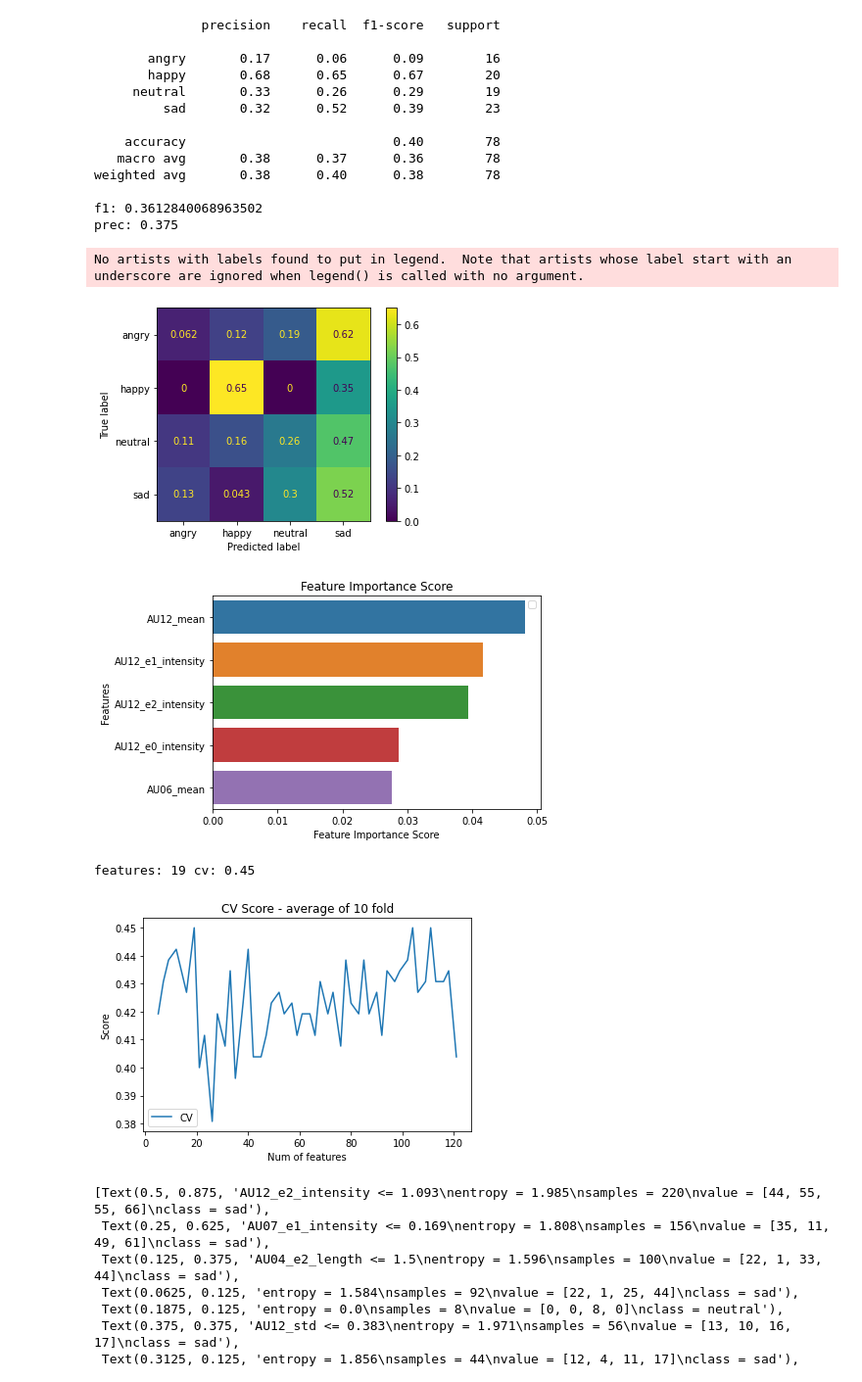
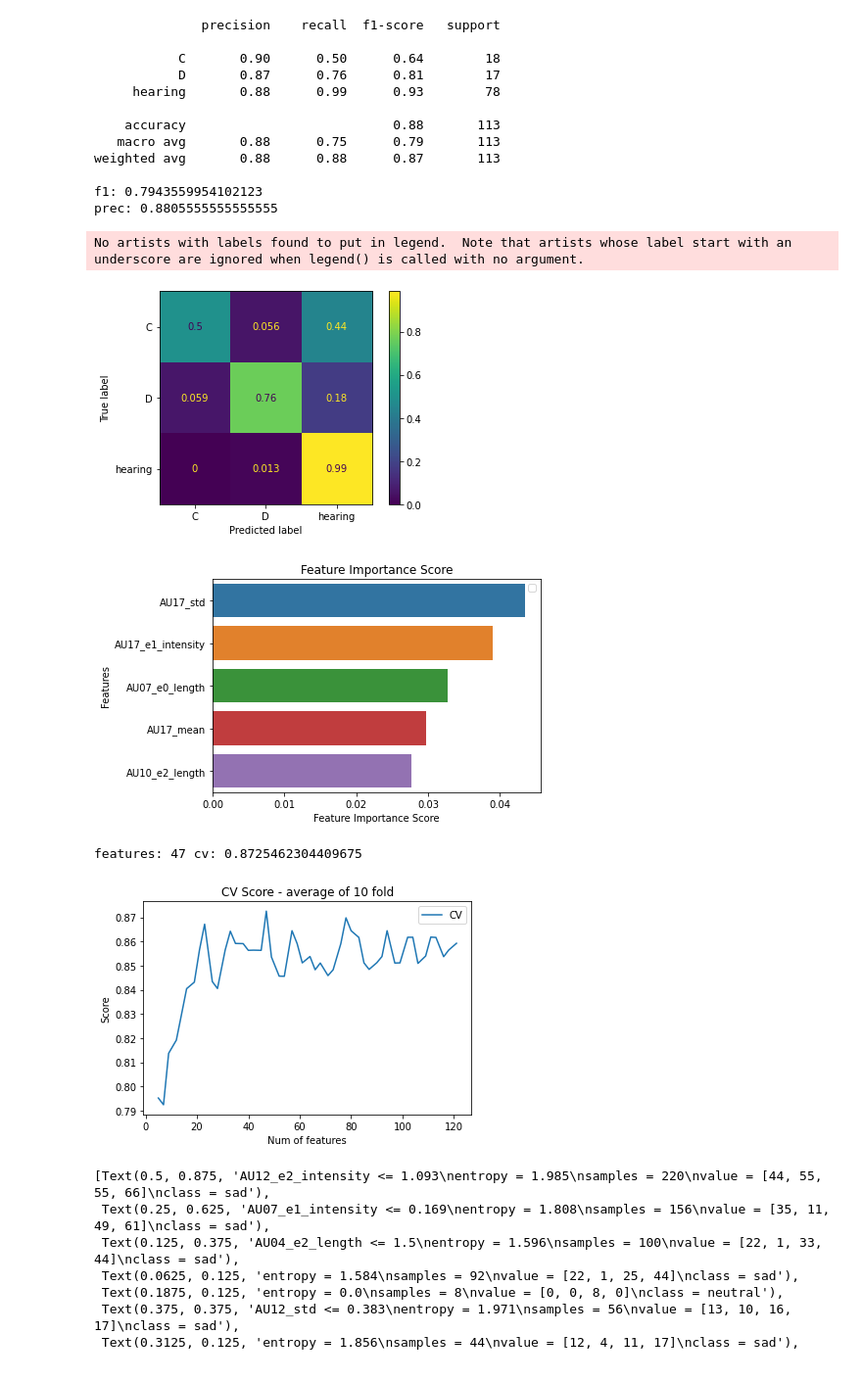
Before and after one commit to deangeckt/EmotionsInSignLanguage, a Jupyter notebook: open_face/ml.ipynb, the cells around one changed output. Shown at 98% size. Cells and saved outputs as stored; diff of their text form; code cells hidden in the pictures.

```diff
--- a/open_face/ml.ipynb
+++ b/open_face/ml.ipynb
@@ -13,12 +13,13 @@ from sklearn.metrics import precision_score
 
 
 df = pd.read_csv('results/feature_vector.csv', index_col=0)
-df = df[df['group'] != 'none_hearing']
+df = df[df['group'] == 'C'] #'hearing', 'C', D
 label_names = ['angry','happy', 'neutral', 'sad'] #['neutral', 'angry']
 df = subsample_labels(df, label_names)
 
 labels = df['label']
+# labels = df['group']
 group = df['group']
 df.drop(['label', 'group'], axis=1, inplace=True)
-df
+len(labels)
 # %% [output]
@@ -83,40 +74,39 @@ len(feature_imp)
 # %%
-xtrain = X_train[feature_imp[0:19].index.to_list()]
-xtest = X_test[feature_imp[0:19].index.to_list()]
+xtrain = X_train[feature_imp[0:47].index.to_list()]
+xtest = X_test[feature_imp[0:47].index.to_list()]
 
 
-clf = RandomForestClassifier(criterion='entropy', max_depth=5)
+clf = RandomForestClassifier(criterion='entropy', max_depth=11)
 clf.fit(xtrain, y_train)
 
 y_pred = clf.predict(xtest)
 print(classification_report(y_test, y_pred, labels=clf.classes_))
 f1_ = f1_score(y_test, y_pred, average='macro')
 prec = precision_score(y_test, y_pred, average='macro')
 print(f'f1: {f1_}')
 print(f'prec: {prec}')
 
 cm = confusion_matrix(y_test, y_pred, labels=clf.classes_, normalize='true')
 disp = ConfusionMatrixDisplay(confusion_matrix=cm, display_labels=clf.classes_)
 disp.plot()
 plt.figure()
 plot_importance(clf)
 # %% [output]
               precision    recall  f1-score   support
 
-       angry       0.17      0.06      0.09        16
-       happy       0.68      0.65      0.67        20
-     neutral       0.33      0.26      0.29        19
-         sad       0.32      0.52      0.39        23
+           C       0.90      0.50      0.64        18
+           D       0.87      0.76      0.81        17
+     hearing       0.88      0.99      0.93        78
 
-    accuracy                           0.40        78
-   macro avg       0.38      0.37      0.36        78
-weighted avg       0.38      0.40      0.38        78
+    accuracy                           0.88       113
+   macro avg       0.88      0.75      0.79       113
+weighted avg       0.88      0.88      0.87       113
 
-f1: 0.3612840068963502
-prec: 0.375
+f1: 0.7943559954102123
+prec: 0.8805555555555555
 No artists with labels found to put in legend.  Note that artists whose label start with an underscore are ignored when legend() is called with no argument.
-[figure, old version]
+[figure, new version]
-[figure, old version]
+[figure, new version]
 # %%
 # score per feature - over train - test split
 # from tqdm import tqdm
@@ -144,12 +134,12 @@ No artists with labels found to put in legend.  Note that artists whose label st
 # print(f'features: {np.argmax(f1s)} f1: {f1s[np.argmax(f1s)]} ')
 # %%
 # cv score average per feature on the x -axis
-
+from tqdm import tqdm
 cv_aver = []
 fe_range = np.linspace(5, 121, 50).astype(int)
 for num_features in tqdm(fe_range):
     df_ = df[feature_imp[0:num_features].index.to_list()]
-    clf = RandomForestClassifier(criterion='entropy', max_depth=5)
+    clf = RandomForestClassifier(criterion='entropy', max_depth=11)
     cv_scores = cross_val_score(clf, df_, labels, cv=10)
     cv_aver.append(np.mean(cv_scores))
 
@@ -164,8 +154,8 @@ max_idx = np.argmax(cv_aver)
 features_max = fe_range[max_idx]
 print(f'features: {features_max} cv: {cv_aver[max_idx]} ')
 # %% [output]
-features: 19 cv: 0.45
+features: 47 cv: 0.8725462304409675
-[figure, old version]
+[figure, new version]
 # %%
 import matplotlib.pyplot as plt
 from sklearn import tree
```
Also changed, not shown: parts of 3 cells of this notebook.
